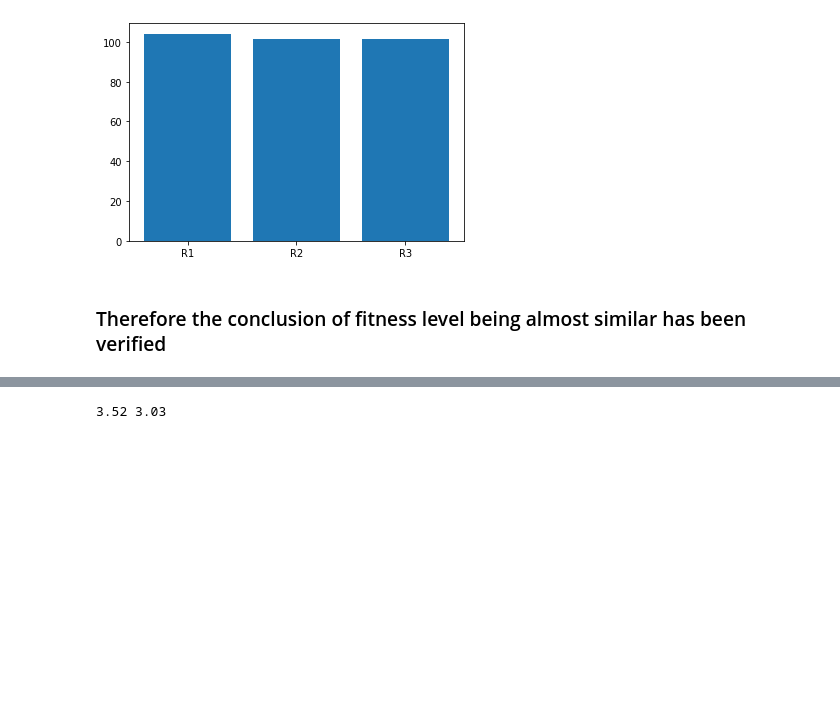
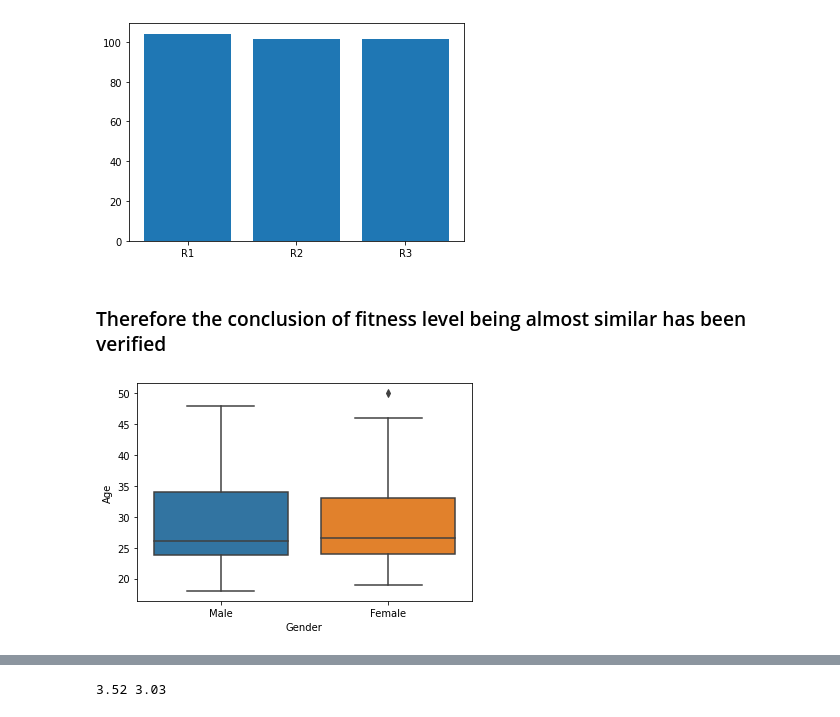
Before and after one commit to aryan-shrivastava09/HenryHarvinDSP, a Jupyter notebook: dataset1Analysis.ipynb, the cells around one changed output, grey strips where cells are left out. Saved outputs shown, nothing was run; the diff lists cells and outputs as text; code cells hidden in the pictures; blank space fills up the shorter version.

```diff
--- a/dataset1Analysis.ipynb
+++ b/dataset1Analysis.ipynb
@@ -170,3 +262,7 @@ plt.show()
 [figure]
 # %% [markdown]
 ### Therefore the conclusion of fitness level being almost similar has been verified
+# %%
+sb.boxplot(x = 'Gender', y='Age', data = df);
+# %% [output]
+[figure, added]
```
Also changed, not shown: parts of 21 cells of this notebook, 2 other files.
